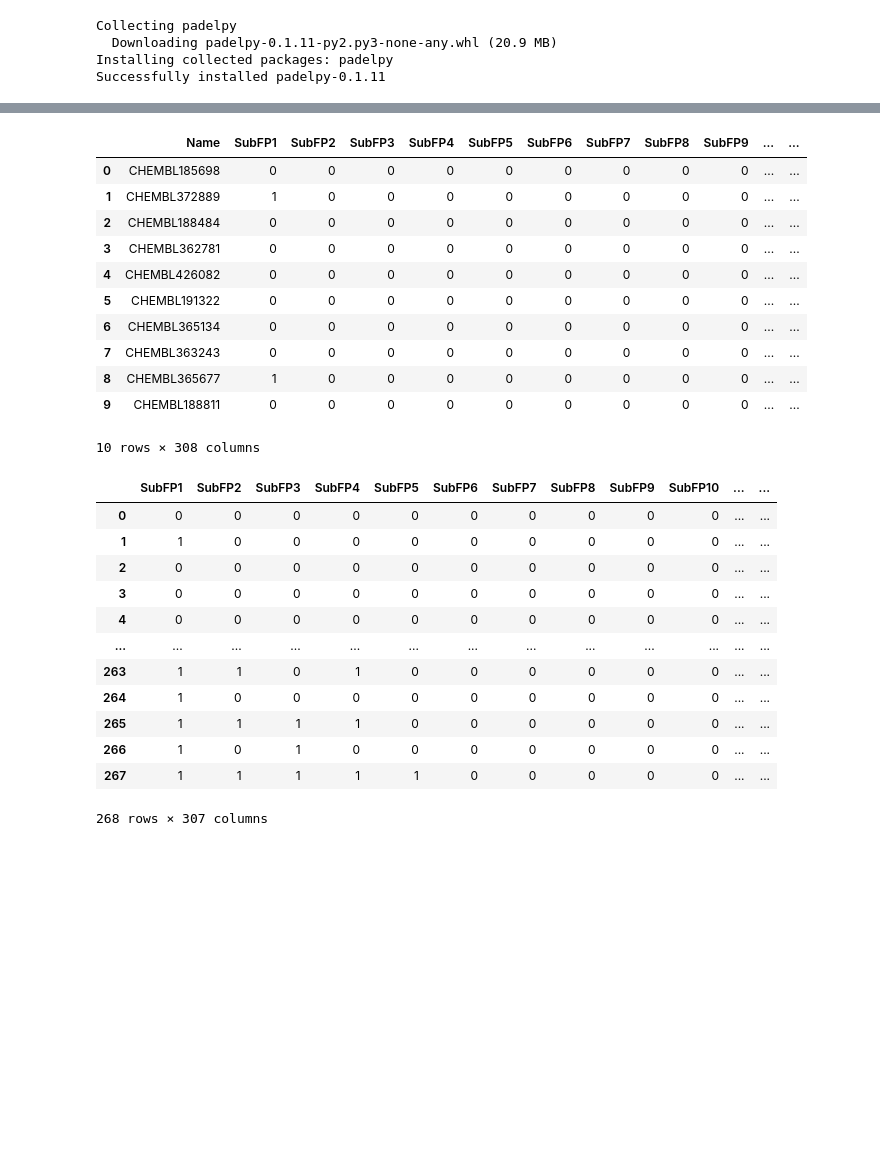
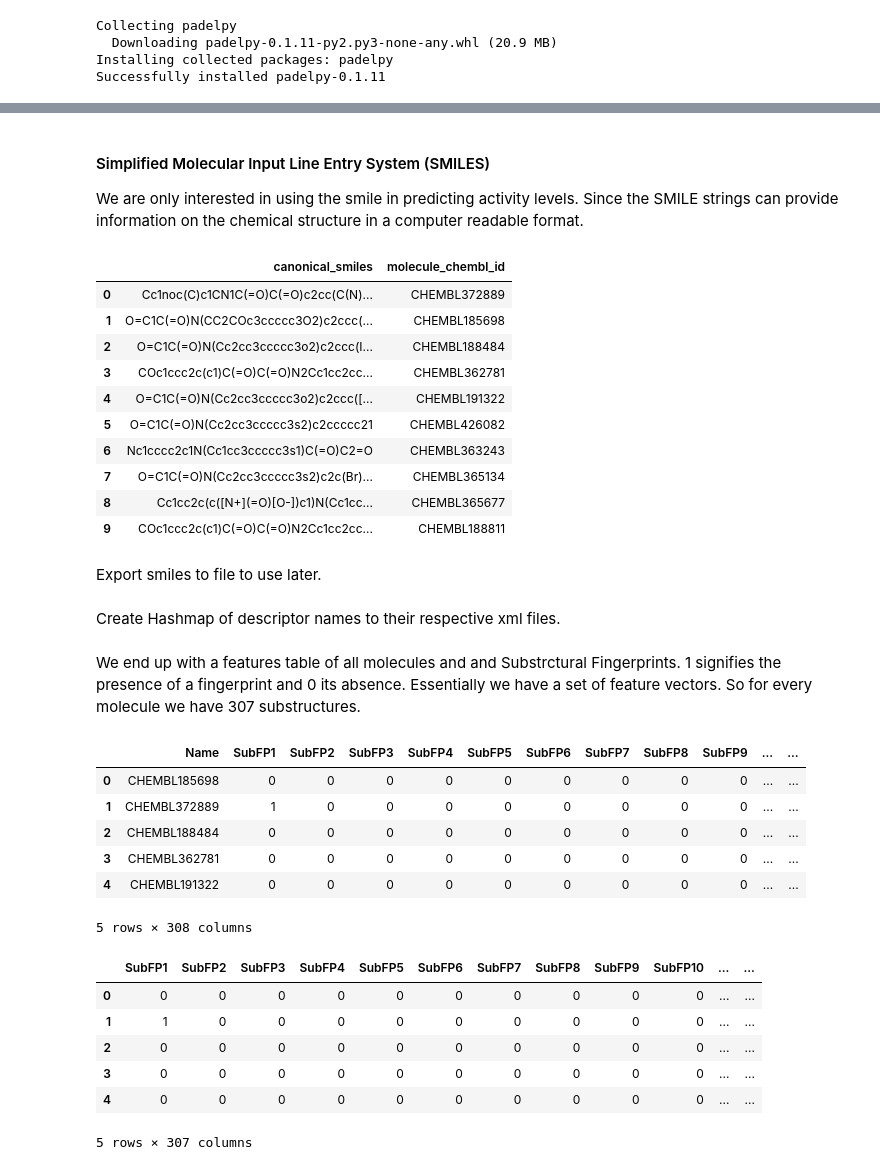
Before and after one commit to mehdimerbah/CompDrugDiscovery, a Jupyter notebook: DescriptorCalculation.ipynb, the cells around one changed output, grey strips where cells are left out. Cells and saved outputs as stored; diff of their text form; code cells hidden in the pictures; blank space fills up the shorter version.

```diff
--- a/DescriptorCalculation.ipynb
+++ b/DescriptorCalculation.ipynb
@@ -90,0 +73,20 @@ xml_files
+# %% [markdown]
+#### Simplified Molecular Input Line Entry System (SMILES)
+We are only interested in using the smile in predicting activity levels. Since the SMILE strings can provide information on the chemical structure in a computer readable format.
+# %%
+filtered_DF = bioactivity_DF[['canonical_smiles', 'molecule_chembl_id']]
+filtered_DF.head(10)
+# %% [output]
+|  | canonical_smiles | molecule_chembl_id |
+| 0 | Cc1noc(C)c1CN1C(=O)C(=O)c2cc(C(N)... | CHEMBL372889 |
+| 1 | O=C1C(=O)N(CC2COc3ccccc3O2)c2ccc(... | CHEMBL185698 |
+| 2 | O=C1C(=O)N(Cc2cc3ccccc3o2)c2ccc(I... | CHEMBL188484 |
+| 3 | COc1ccc2c(c1)C(=O)C(=O)N2Cc1cc2cc... | CHEMBL362781 |
+| 4 | O=C1C(=O)N(Cc2cc3ccccc3o2)c2ccc([... | CHEMBL191322 |
+| 5 | O=C1C(=O)N(Cc2cc3ccccc3s2)c2ccccc21 | CHEMBL426082 |
+| 6 | Nc1cccc2c1N(Cc1cc3ccccc3s1)C(=O)C2=O | CHEMBL363243 |
+| 7 | O=C1C(=O)N(Cc2cc3ccccc3s2)c2c(Br)... | CHEMBL365134 |
+| 8 | Cc1cc2c(c([N+](=O)[O-])c1)N(Cc1cc... | CHEMBL365677 |
+| 9 | COc1ccc2c(c1)C(=O)C(=O)N2Cc1cc2cc... | CHEMBL188811 |
+# %% [markdown]
+Export smiles to file to use later.
@@ -91 +96,3 @@ xml_files
+# %% [markdown]
+Create Hashmap of descriptor names to their respective xml files.
 # %%
@@ -123,34 +135,26 @@ padeldescriptor(mol_dir='molecule.smi',
+# %% [markdown]
+We end up with a features table of all molecules and and Substrctural Fingerprints. 1 signifies the presence of a fingerprint and 0 its absence. Essentially we have a set of feature vectors. So for every molecule we have 307 substructures.
 # %%
 features_DF = pd.read_csv(fingerprint_output_file)
-features_DF.head(10)
+features_DF.head(5)
 # %% [output]
 |  | Name | SubFP1 | SubFP2 | SubFP3 | SubFP4 | SubFP5 | SubFP6 | SubFP7 | SubFP8 | SubFP9 | ... | ... |
 | 0 | CHEMBL185698 | 0 | 0 | 0 | 0 | 0 | 0 | 0 | 0 | 0 | ... | ... |
 | 1 | CHEMBL372889 | 1 | 0 | 0 | 0 | 0 | 0 | 0 | 0 | 0 | ... | ... |
 | 2 | CHEMBL188484 | 0 | 0 | 0 | 0 | 0 | 0 | 0 | 0 | 0 | ... | ... |
 | 3 | CHEMBL362781 | 0 | 0 | 0 | 0 | 0 | 0 | 0 | 0 | 0 | ... | ... |
-| 4 | CHEMBL426082 | 0 | 0 | 0 | 0 | 0 | 0 | 0 | 0 | 0 | ... | ... |
-| 5 | CHEMBL191322 | 0 | 0 | 0 | 0 | 0 | 0 | 0 | 0 | 0 | ... | ... |
-| 6 | CHEMBL365134 | 0 | 0 | 0 | 0 | 0 | 0 | 0 | 0 | 0 | ... | ... |
-| 7 | CHEMBL363243 | 0 | 0 | 0 | 0 | 0 | 0 | 0 | 0 | 0 | ... | ... |
-| 8 | CHEMBL365677 | 1 | 0 | 0 | 0 | 0 | 0 | 0 | 0 | 0 | ... | ... |
-| 9 | CHEMBL188811 | 0 | 0 | 0 | 0 | 0 | 0 | 0 | 0 | 0 | ... | ... |
+| 4 | CHEMBL191322 | 0 | 0 | 0 | 0 | 0 | 0 | 0 | 0 | 0 | ... | ... |
-10 rows × 308 columns
+5 rows × 308 columns
 # %%
+# Transform dataset to export
 features_DF = features_DF.drop(columns=['Name'])
-features_DF
+features_DF.head(5)
 # %% [output]
 |  | SubFP1 | SubFP2 | SubFP3 | SubFP4 | SubFP5 | SubFP6 | SubFP7 | SubFP8 | SubFP9 | SubFP10 | ... | ... |
 | 0 | 0 | 0 | 0 | 0 | 0 | 0 | 0 | 0 | 0 | 0 | ... | ... |
 | 1 | 1 | 0 | 0 | 0 | 0 | 0 | 0 | 0 | 0 | 0 | ... | ... |
 | 2 | 0 | 0 | 0 | 0 | 0 | 0 | 0 | 0 | 0 | 0 | ... | ... |
 | 3 | 0 | 0 | 0 | 0 | 0 | 0 | 0 | 0 | 0 | 0 | ... | ... |
 | 4 | 0 | 0 | 0 | 0 | 0 | 0 | 0 | 0 | 0 | 0 | ... | ... |
-| ... | ... | ... | ... | ... | ... | ... | ... | ... | ... | ... | ... | ... |
-| 263 | 1 | 1 | 0 | 1 | 0 | 0 | 0 | 0 | 0 | 0 | ... | ... |
-| 264 | 1 | 0 | 0 | 0 | 0 | 0 | 0 | 0 | 0 | 0 | ... | ... |
-| 265 | 1 | 1 | 1 | 1 | 0 | 0 | 0 | 0 | 0 | 0 | ... | ... |
-| 266 | 1 | 0 | 1 | 0 | 0 | 0 | 0 | 0 | 0 | 0 | ... | ... |
-| 267 | 1 | 1 | 1 | 1 | 1 | 0 | 0 | 0 | 0 | 0 | ... | ... |
-268 rows × 307 columns
+5 rows × 307 columns
 # %%
```
Also changed, not shown: parts of 21 cells of this notebook.
